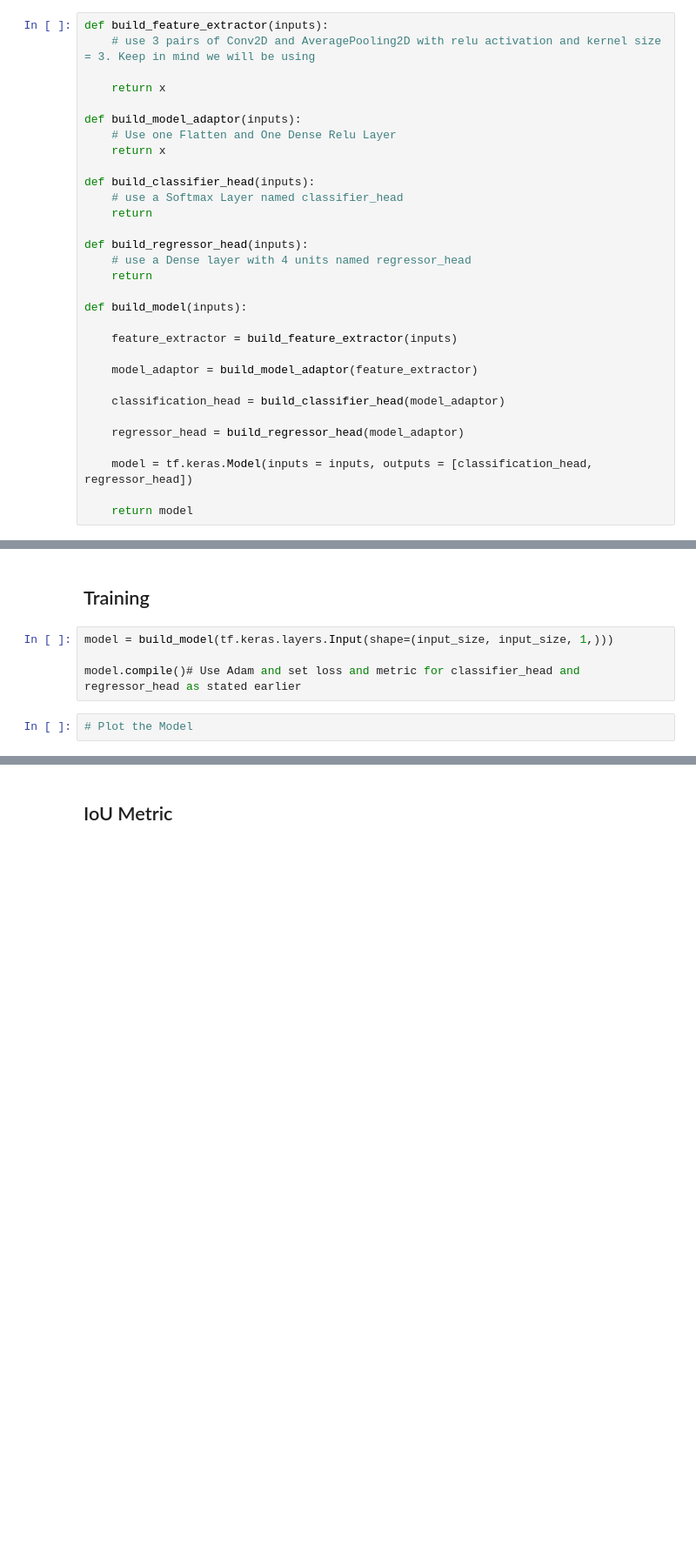
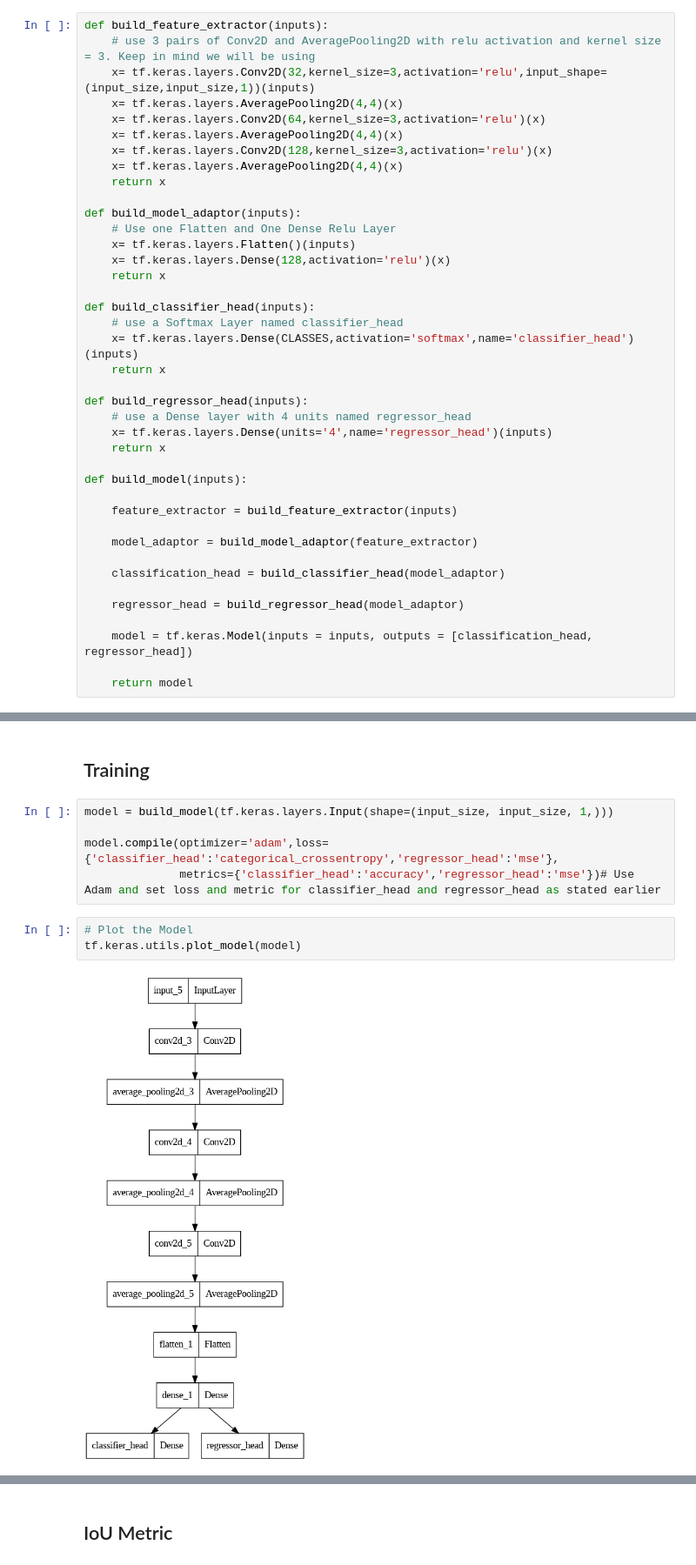
Before and after one commit to stableminded/Synapse_lp, a Jupyter notebook: Dhairya_Mehta_Synapse_CV_Week_2_Task.ipynb, the cells around one changed output, grey strips where cells are left out. Shown at 87% size. Cells and saved outputs as stored; diff of their text form; blank space fills up the shorter version.

```diff
--- a/Dhairya_Mehta_Synapse_CV_Week_2_Task.ipynb
+++ b/Dhairya_Mehta_Synapse_CV_Week_2_Task.ipynb
@@ -728,20 +741,29 @@ test_ds = tune_test_ds(raw_test_ds)
 # %%
 def build_feature_extractor(inputs):
     # use 3 pairs of Conv2D and AveragePooling2D with relu activation and kernel size = 3. Keep in mind we will be using
-
+    x= tf.keras.layers.Conv2D(32,kernel_size=3,activation='relu',input_shape=(input_size,input_size,1))(inputs)
+    x= tf.keras.layers.AveragePooling2D(4,4)(x)
+    x= tf.keras.layers.Conv2D(64,kernel_size=3,activation='relu')(x)
+    x= tf.keras.layers.AveragePooling2D(4,4)(x)
+    x= tf.keras.layers.Conv2D(128,kernel_size=3,activation='relu')(x)
+    x= tf.keras.layers.AveragePooling2D(4,4)(x)
     return x
 
 def build_model_adaptor(inputs):
     # Use one Flatten and One Dense Relu Layer
+    x= tf.keras.layers.Flatten()(inputs)
+    x= tf.keras.layers.Dense(128,activation='relu')(x)
     return x
 
 def build_classifier_head(inputs):
     # use a Softmax Layer named classifier_head
-    return
+    x= tf.keras.layers.Dense(CLASSES,activation='softmax',name='classifier_head')(inputs)
+    return x
 
 def build_regressor_head(inputs):
     # use a Dense layer with 4 units named regressor_head
-    return
+    x= tf.keras.layers.Dense(units='4',name='regressor_head')(inputs)
+    return x
 
 def build_model(inputs):
 
@@ -763,9 +785,13 @@ Now that we have everything, Let's start with training!
 # %%
 model = build_model(tf.keras.layers.Input(shape=(input_size, input_size, 1,)))
 
-model.compile()# Use Adam and set loss and metric for classifier_head and regressor_head as stated earlier
+model.compile(optimizer='adam',loss={'classifier_head':'categorical_crossentropy','regressor_head':'mse'},
+              metrics={'classifier_head':'accuracy','regressor_head':'mse'})# Use Adam and set loss and metric for classifier_head and regressor_head as stated earlier
 # %%
 # Plot the Model
+tf.keras.utils.plot_model(model)
+# %% [output]
+[figure, added]
 # %%
 EPOCHS = 100
 BATCH_SIZE = 32
```
Also changed, not shown: parts of 8 cells of this notebook.
